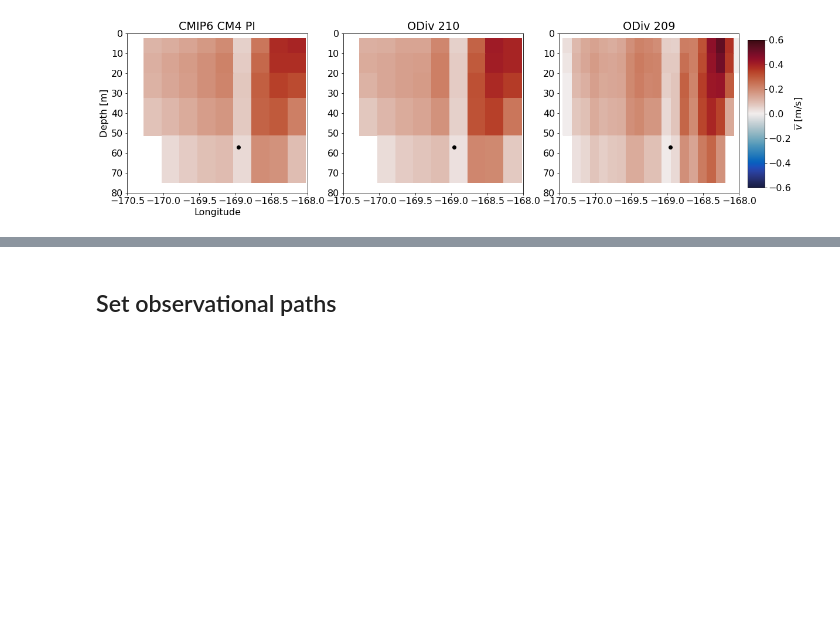
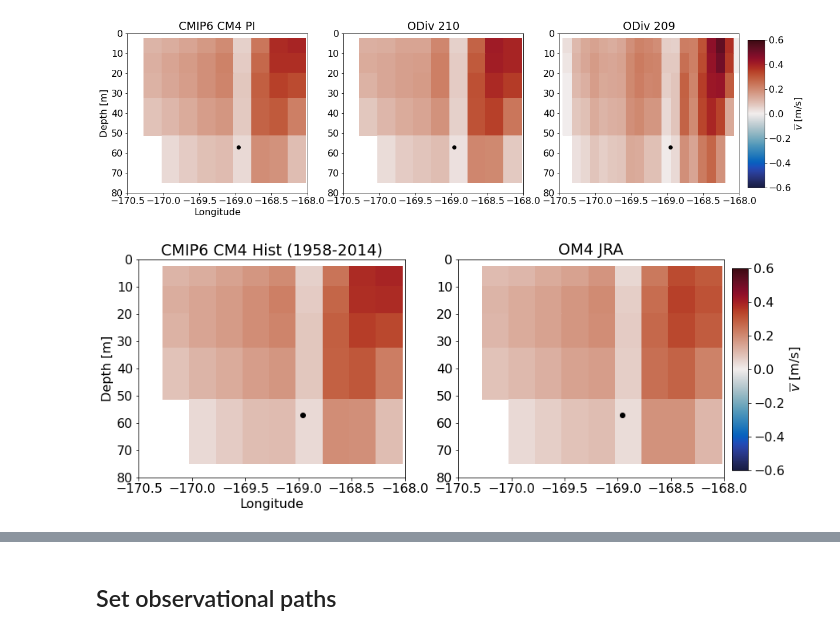
Before and after one commit to marionalberty/Chukchi_heatbudgets, a Jupyter notebook: notebooks/Bering_annualTrans_evaluation.ipynb, the cells around one changed output, grey strips where cells are left out. Drawn from its saved outputs; the diff is of its cells as text; code cells hidden in the pictures; blank space fills up the shorter version.

```diff
--- a/notebooks/Bering_annualTrans_evaluation.ipynb
+++ b/notebooks/Bering_annualTrans_evaluation.ipynb
@@ -246,2 +243,38 @@ fig.savefig('../figures/BeringStraitMooring/vo_meanXZsection_modelPIObs.pdf')
 # %% [output]
 [figure]
+# %%
+# Cross-sections of mean meridional velocity
+vlim = 0.6
+fig, (ax0, ax1) = plt.subplots(1, 2, figsize=(14,5))
+# CMIP6 CM4
+ax0.pcolormesh(DS_cmip6hi.geolon_v,DS_cmip6hi.z_l,
+               DS_cmip6hi.vo.sel(time=slice('1958','2014')).mean('time'),
+               cmap='cmo.balance',vmin=-vlim,vmax=vlim)
+ax0.scatter(llz_moor[1],llz_moor[2],c='k')
+ax0.set_ylim(0,80)
+ax0.set_xlim(-170.5,-168)
+ax0.invert_yaxis()
+ax0.set_title('CMIP6 CM4 Hist (1958-2014)')
+ax0.set_ylabel('Depth [m]')
+ax0.set_xlabel('Longitude')
+
+# OM4
+im = ax1.pcolormesh(DS_om4.geolon_v,DS_om4.z_l,
+                    DS_om4.vo.sel(time=slice('1958','2014')).mean('time'),
+                    cmap='cmo.balance',vmin=-vlim,vmax=vlim)
+ax1.scatter(llz_moor[1],llz_moor[2],c='k')
+ax1.set_ylim(0,80)
+ax1.set_xlim(-170.5,-168)
+ax1.invert_yaxis()
+ax1.set_title('OM4 JRA')
+
+# additional formatting
+fig.subplots_adjust(right=0.85)
+cbar_ax = fig.add_axes([0.86, 0.15, 0.02, 0.7])
+cbar = fig.colorbar(im, cax=cbar_ax)
+cbar.ax.set_ylabel('$\overline{v}$ [m/s]')
+plt.show()
+# save fig
+fig.savefig('../figures/BeringStraitMooring/vo_meanXZsection_modelHist.pdf')
+# %% [output]
+[figure, added]
```
Also changed, not shown: parts of 33 cells of this notebook.
